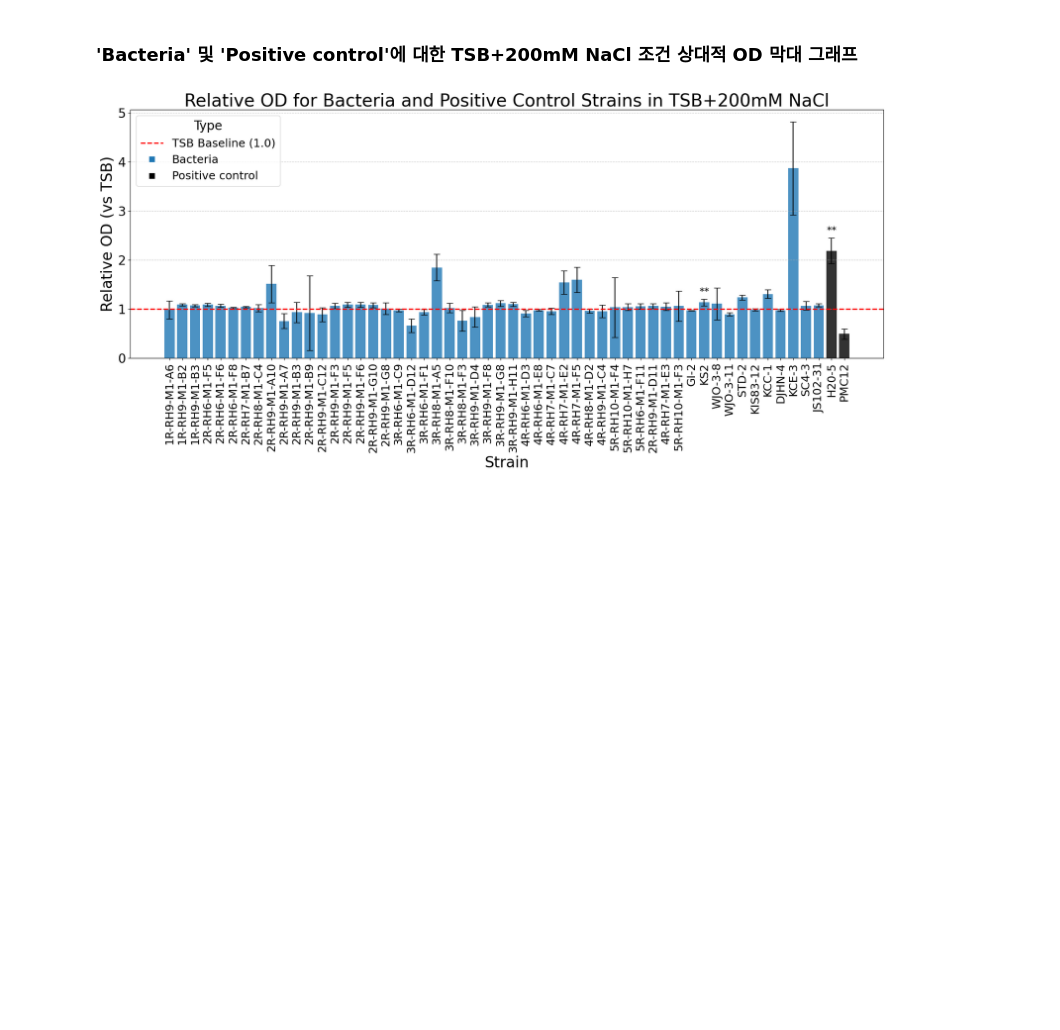
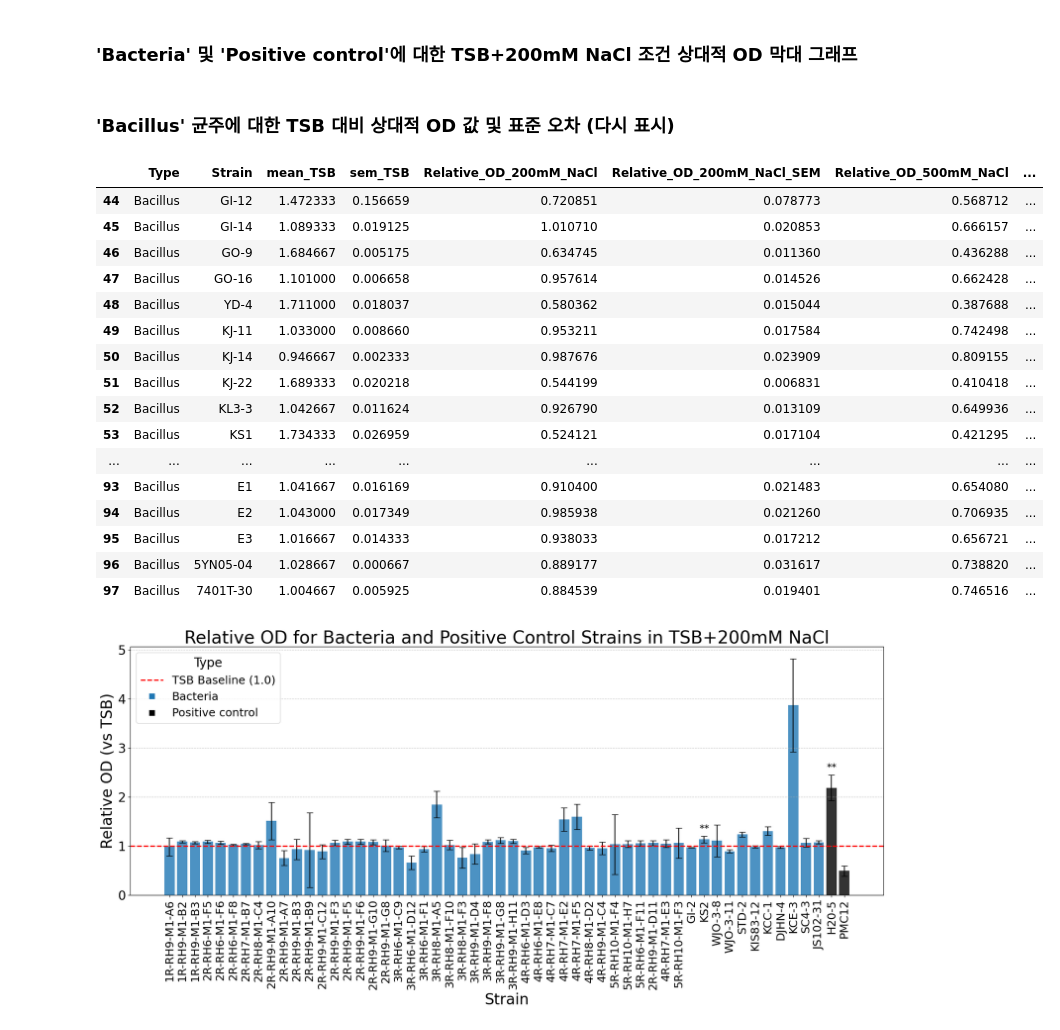
Before and after one commit to jellybbie/study, a Jupyter notebook: scratchpad.ipynb, the cells around one changed output. Cells and saved outputs as stored; diff of their text form; code cells hidden in the pictures; blank space fills up the shorter version.

```diff
--- a/scratchpad.ipynb
+++ b/scratchpad.ipynb
@@ -106,6 +106,29 @@ display(result_df)
 | 247 | Positive control | PMC12 | 0.612333 | 0.124223 | 0.495917 | 0.102953 | 0.427872 | ... |
 # %% [markdown]
 ### 'Bacteria' 및 'Positive control'에 대한 TSB+200mM NaCl 조건 상대적 OD 막대 그래프
+# %% [markdown]
+### 'Bacillus' 균주에 대한 TSB 대비 상대적 OD 값 및 표준 오차 (다시 표시)
+# %%
+# Display the result_df containing relative OD values and their SEMs for Bacillus
+display(result_df[result_df['Type'] == 'Bacillus'])
+# %% [output]
+|  | Type | Strain | mean_TSB | sem_TSB | Relative_OD_200mM_NaCl | Relative_OD_200mM_NaCl_SEM | Relative_OD_500mM_NaCl | ... |
+| 44 | Bacillus | GI-12 | 1.472333 | 0.156659 | 0.720851 | 0.078773 | 0.568712 | ... |
+| 45 | Bacillus | GI-14 | 1.089333 | 0.019125 | 1.010710 | 0.020853 | 0.666157 | ... |
+| 46 | Bacillus | GO-9 | 1.684667 | 0.005175 | 0.634745 | 0.011360 | 0.436288 | ... |
+| 47 | Bacillus | GO-16 | 1.101000 | 0.006658 | 0.957614 | 0.014526 | 0.662428 | ... |
+| 48 | Bacillus | YD-4 | 1.711000 | 0.018037 | 0.580362 | 0.015044 | 0.387688 | ... |
+| 49 | Bacillus | KJ-11 | 1.033000 | 0.008660 | 0.953211 | 0.017584 | 0.742498 | ... |
+| 50 | Bacillus | KJ-14 | 0.946667 | 0.002333 | 0.987676 | 0.023909 | 0.809155 | ... |
+| 51 | Bacillus | KJ-22 | 1.689333 | 0.020218 | 0.544199 | 0.006831 | 0.410418 | ... |
+| 52 | Bacillus | KL3-3 | 1.042667 | 0.011624 | 0.926790 | 0.013109 | 0.649936 | ... |
+| 53 | Bacillus | KS1 | 1.734333 | 0.026959 | 0.524121 | 0.017104 | 0.421295 | ... |
+| ... | ... | ... | ... | ... | ... | ... | ... | ... |
+| 93 | Bacillus | E1 | 1.041667 | 0.016169 | 0.910400 | 0.021483 | 0.654080 | ... |
+| 94 | Bacillus | E2 | 1.043000 | 0.017349 | 0.985938 | 0.021260 | 0.706935 | ... |
+| 95 | Bacillus | E3 | 1.016667 | 0.014333 | 0.938033 | 0.017212 | 0.656721 | ... |
+| 96 | Bacillus | 5YN05-04 | 1.028667 | 0.000667 | 0.889177 | 0.031617 | 0.738820 | ... |
+| 97 | Bacillus | 7401T-30 | 1.004667 | 0.005925 | 0.884539 | 0.019401 | 0.746516 | ... |
 # %%
 import matplotlib.pyplot as plt
 import seaborn as sns
```
Also changed, not shown: parts of 2 cells of this notebook.
